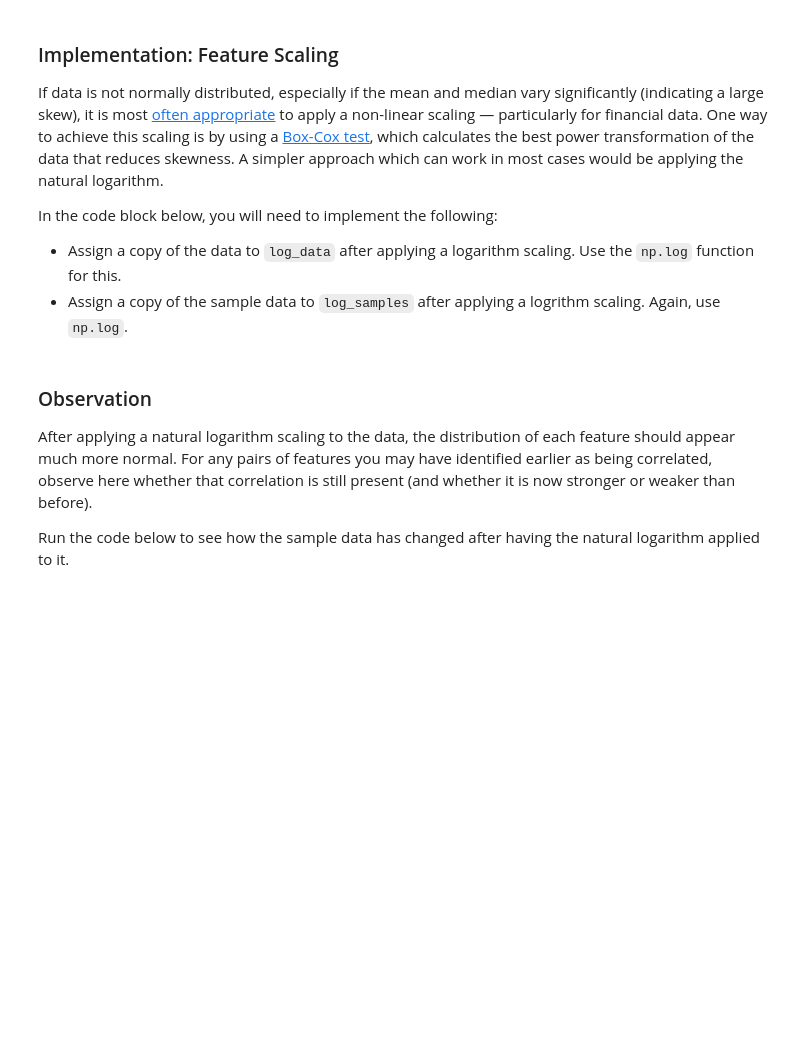
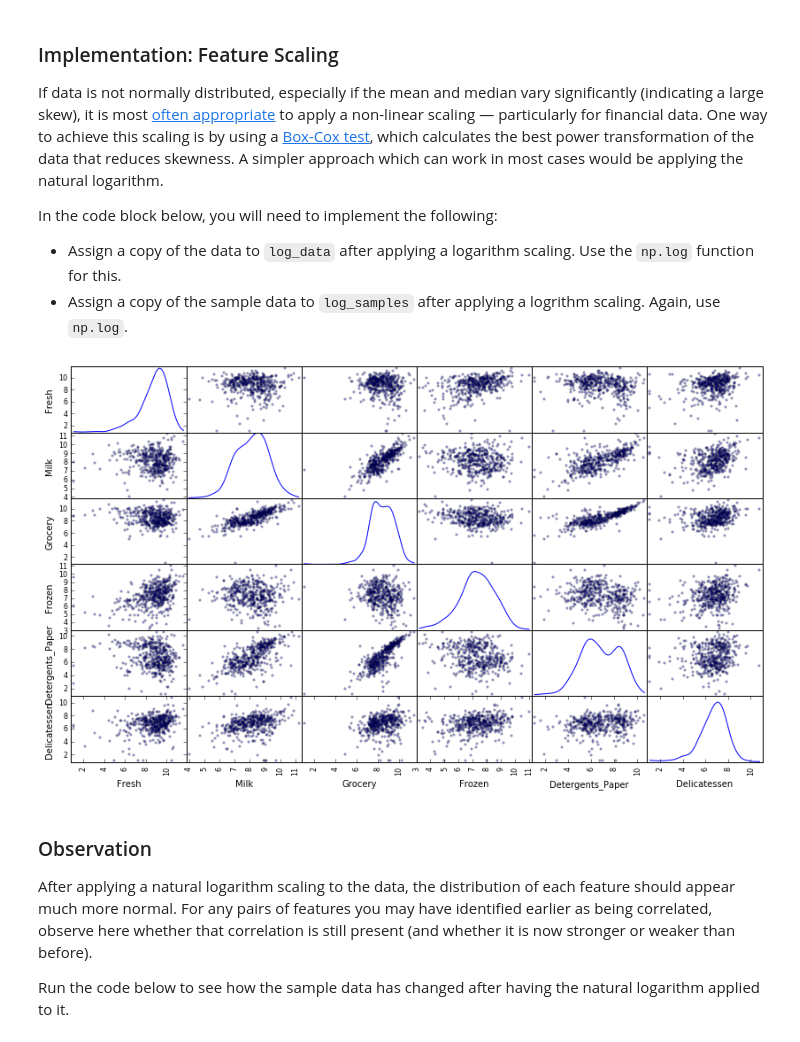
Before and after one commit to llathrop/creating_customer_segments, a Jupyter notebook: customer_segments.ipynb, the cells around one changed output. Drawn from its saved outputs; the diff is of its cells as text; code cells hidden in the pictures; blank space fills up the shorter version.

Commit message:
code for Data Preprocessing - Feature Scaling and Observation

```diff
--- a/customer_segments.ipynb
+++ b/customer_segments.ipynb
@@ -153,13 +153,16 @@ In the code block below, you will need to implement the following:
  - Assign a copy of the sample data to `log_samples` after applying a logrithm scaling. Again, use `np.log`.
 # %%
 # TODO: Scale the data using the natural logarithm
-log_data = None
+log_data = np.log(data)
 
 # TODO: Scale the sample data using the natural logarithm
-log_samples = None
+samples.drop('total',axis = 1,inplace=True) # I added a total column before, and it should go away
+log_samples = np.log(samples)
 
 # Produce a scatter matrix for each pair of newly-transformed features
 pd.scatter_matrix(log_data, alpha = 0.3, figsize = (14,8), diagonal = 'kde');
+# %% [output]
+[figure, added]
 # %% [markdown]
 ### Observation
 After applying a natural logarithm scaling to the data, the distribution of each feature should appear much more normal. For any pairs of features you may have identified earlier as being correlated, observe here whether that correlation is still present (and whether it is now stronger or weaker than before).
```
Also changed, not shown: parts of 1 cell of this notebook.
